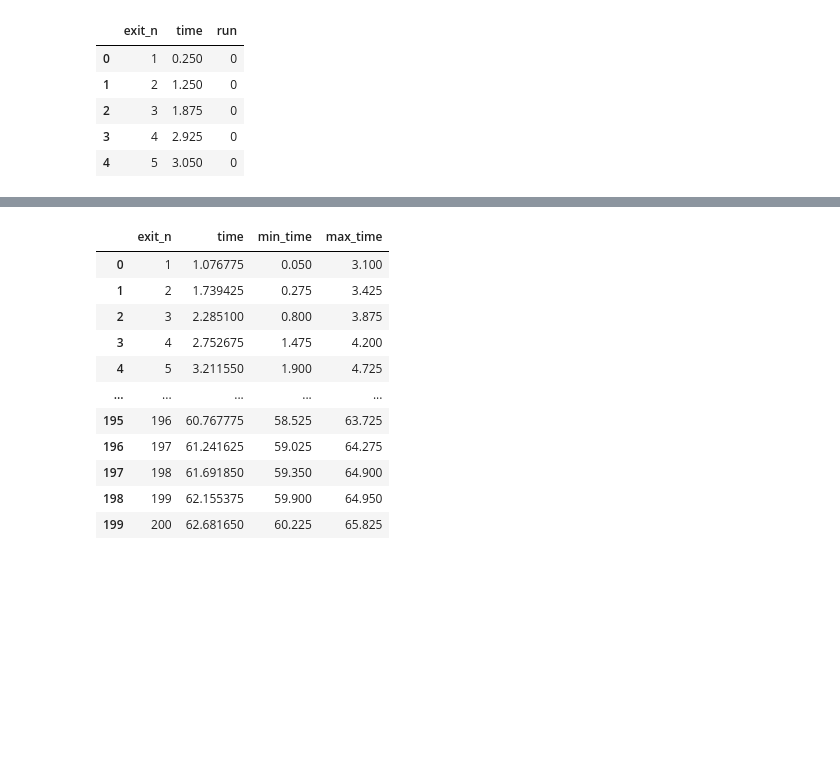
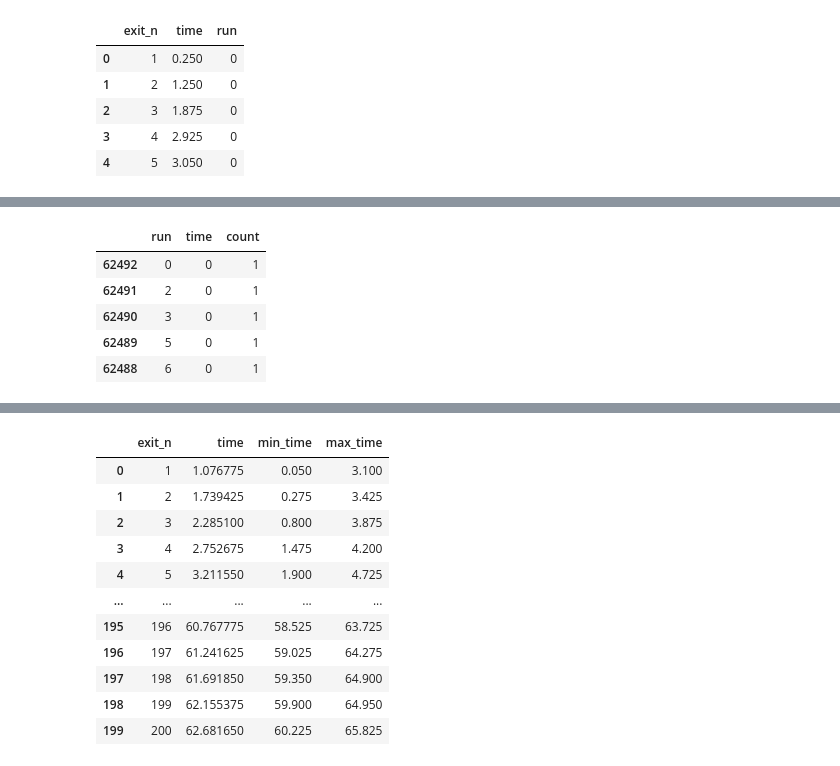
Before and after one commit to lvittor/ss, a Jupyter notebook: notebooks/tp5.ipynb, the cells around one changed output, grey strips where cells are left out. Saved outputs shown, nothing was run; the diff lists cells and outputs as text; code cells hidden in the pictures; blank space fills up the shorter version.

```diff
--- a/notebooks/tp5.ipynb
+++ b/notebooks/tp5.ipynb
@@ -215,0 +179,17 @@ Text(0.5, 1.0, 'Caudal promedio en función del ancho de la puerta')
+# %%
+histograms = pd.DataFrame(columns = ['run', 'time', 'count'])
+for (time, run), simulation in simulation_a.groupby(by=lambda idx:(int(simulation_a['time'].loc[idx] / 1) * 1, simulation_a['run'].loc[idx])):
+    histograms.loc[-1] = [run, time, len(simulation)]
+    histograms.index = histograms.index + 1
+
+histograms.loc[-1] = [1560, 65, 0]
+histograms.index = histograms.index + 1
+
+histograms.head()
+# %% [output]
+|  | run | time | count |
+| 62492 | 0 | 0 | 1 |
+| 62491 | 2 | 0 | 1 |
+| 62490 | 3 | 0 | 1 |
+| 62489 | 5 | 0 | 1 |
+| 62488 | 6 | 0 | 1 |
```
Also changed, not shown: parts of 13 cells of this notebook.
